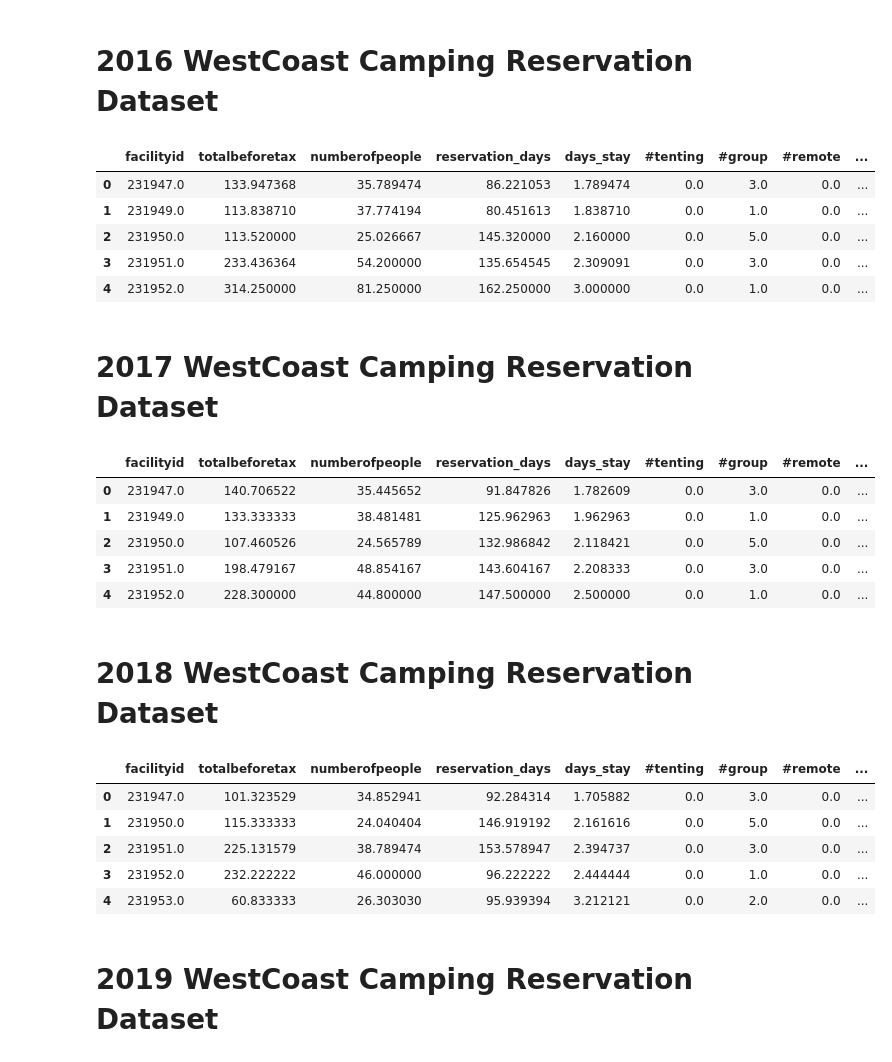
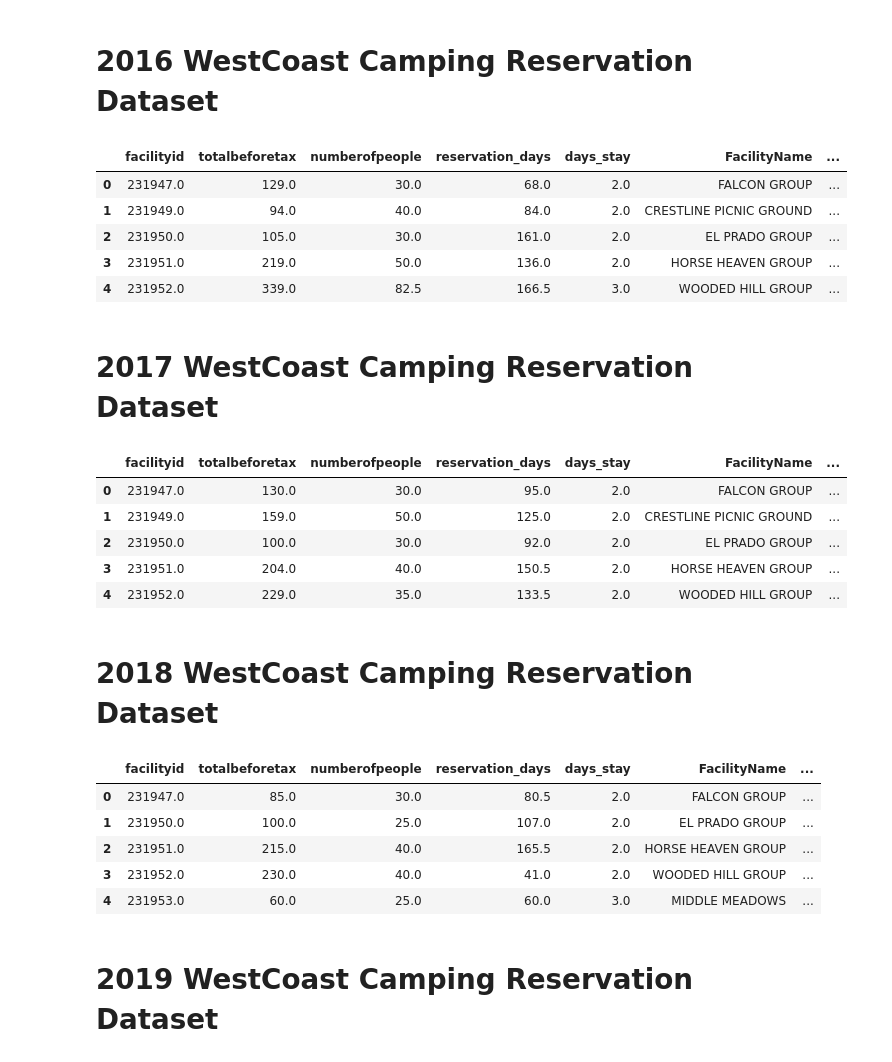
Before and after one commit to newbeadwork/Campground_Analysis_with_Machine_Learning, a Jupyter notebook: Camping_Site_Types_Grouping.ipynb, the cells around one changed output. Cells and saved outputs as stored; diff of their text form; code cells hidden in the pictures.

Commit message:
campsite type demand analysis

```diff
--- a/Camping_Site_Types_Grouping.ipynb
+++ b/Camping_Site_Types_Grouping.ipynb
@@ -24,3 +24,8 @@ data.head()
 | 9 | 119140 | 131 | 1108.0 | UNION CREEK CAMPGROUND - ROGUE RIVER | -122.450000 | 42.910278 | ... |
 | 10 | 119190 | 131 | 1108.0 | FISH LAKE CAMPGROUND - ROGUE RIVER | -122.318228 | 42.394214 | ... |
 | 11 | 119240 | 131 | 1108.0 | DOE POINT CAMPGROUND | -122.323022 | 42.392739 | ... |
+# %%
+# Campground Location
+
+Camp_Location = data[["facilityid", "FacilityName", "FacilityLongitude", "FacilityLatitude"]]
+Camp_Location.head()
@@ -255,21 +272,21 @@ westcoastreservations.head()
 # %%
 # 2016 WestCoast Camping Reservation Dataset
 
 data2016_clean = westcoastreservations.loc[(westcoastreservations["startdate"] >= "2016-05-01")
                                     & (westcoastreservations["enddate"] <= "2016-09-30")]
 
 data2016_demand = data2016_clean.groupby("facilityid")[["totalbeforetax","numberofpeople",
-                                                        "reservation_days","days_stay"]].mean().reset_index()
+                                                        "reservation_days","days_stay"]].median().reset_index()
 
-data2016_demand = data2016_demand.merge(Number_campsites_type, on="facilityid", how="inner")
+data2016_demand = data2016_demand.merge(Camp_Location, on="facilityid", how="inner")
 data2016_demand.head()
 # %% [output]
-|  | facilityid | totalbeforetax | numberofpeople | reservation_days | days_stay | #tenting | #group | #remote | ... |
-| 0 | 231947.0 | 133.947368 | 35.789474 | 86.221053 | 1.789474 | 0.0 | 3.0 | 0.0 | ... |
-| 1 | 231949.0 | 113.838710 | 37.774194 | 80.451613 | 1.838710 | 0.0 | 1.0 | 0.0 | ... |
-| 2 | 231950.0 | 113.520000 | 25.026667 | 145.320000 | 2.160000 | 0.0 | 5.0 | 0.0 | ... |
-| 3 | 231951.0 | 233.436364 | 54.200000 | 135.654545 | 2.309091 | 0.0 | 3.0 | 0.0 | ... |
-| 4 | 231952.0 | 314.250000 | 81.250000 | 162.250000 | 3.000000 | 0.0 | 1.0 | 0.0 | ... |
+|  | facilityid | totalbeforetax | numberofpeople | reservation_days | days_stay | FacilityName | ... |
+| 0 | 231947.0 | 129.0 | 30.0 | 68.0 | 2.0 | FALCON GROUP | ... |
+| 1 | 231949.0 | 94.0 | 40.0 | 84.0 | 2.0 | CRESTLINE PICNIC GROUND | ... |
+| 2 | 231950.0 | 105.0 | 30.0 | 161.0 | 2.0 | EL PRADO GROUP | ... |
+| 3 | 231951.0 | 219.0 | 50.0 | 136.0 | 2.0 | HORSE HEAVEN GROUP | ... |
+| 4 | 231952.0 | 339.0 | 82.5 | 166.5 | 3.0 | WOODED HILL GROUP | ... |
 # %% [markdown]
 # 2017 WestCoast Camping Reservation Dataset
 # %%
@@ -279,17 +296,17 @@ data2017_clean = westcoastreservations.loc[(westcoastreservations["startdate"] >
                                     & (westcoastreservations["enddate"] <= "2017-09-30")]
 
 data2017_demand = data2017_clean.groupby("facilityid")[["totalbeforetax","numberofpeople",
-                                                        "reservation_days","days_stay"]].mean().sort_values("facilityid").reset_index()
+                                                        "reservation_days","days_stay"]].median().sort_values("facilityid").reset_index()
 
-data2017_demand = data2017_demand.merge(Number_campsites_type, on="facilityid", how="inner")
+data2017_demand = data2017_demand.merge(Camp_Location, on="facilityid", how="inner")
 data2017_demand.head()
 # %% [output]
-|  | facilityid | totalbeforetax | numberofpeople | reservation_days | days_stay | #tenting | #group | #remote | ... |
-| 0 | 231947.0 | 140.706522 | 35.445652 | 91.847826 | 1.782609 | 0.0 | 3.0 | 0.0 | ... |
-| 1 | 231949.0 | 133.333333 | 38.481481 | 125.962963 | 1.962963 | 0.0 | 1.0 | 0.0 | ... |
-| 2 | 231950.0 | 107.460526 | 24.565789 | 132.986842 | 2.118421 | 0.0 | 5.0 | 0.0 | ... |
-| 3 | 231951.0 | 198.479167 | 48.854167 | 143.604167 | 2.208333 | 0.0 | 3.0 | 0.0 | ... |
-| 4 | 231952.0 | 228.300000 | 44.800000 | 147.500000 | 2.500000 | 0.0 | 1.0 | 0.0 | ... |
+|  | facilityid | totalbeforetax | numberofpeople | reservation_days | days_stay | FacilityName | ... |
+| 0 | 231947.0 | 130.0 | 30.0 | 95.0 | 2.0 | FALCON GROUP | ... |
+| 1 | 231949.0 | 159.0 | 50.0 | 125.0 | 2.0 | CRESTLINE PICNIC GROUND | ... |
+| 2 | 231950.0 | 100.0 | 30.0 | 92.0 | 2.0 | EL PRADO GROUP | ... |
+| 3 | 231951.0 | 204.0 | 40.0 | 150.5 | 2.0 | HORSE HEAVEN GROUP | ... |
+| 4 | 231952.0 | 229.0 | 35.0 | 133.5 | 2.0 | WOODED HILL GROUP | ... |
 # %% [markdown]
 # 2018 WestCoast Camping Reservation Dataset
 # %%
@@ -299,17 +316,17 @@ data2018_clean = westcoastreservations.loc[(westcoastreservations["startdate"] >
                                     & (westcoastreservations["enddate"] <= "2018-09-30")]
 
 data2018_demand = data2018_clean.groupby("facilityid")[["totalbeforetax","numberofpeople",
-                                                        "reservation_days","days_stay"]].mean().sort_values("facilityid").reset_index()
+                                                        "reservation_days","days_stay"]].median().sort_values("facilityid").reset_index()
 
-data2018_demand = data2018_demand.merge(Number_campsites_type, on="facilityid", how="inner")
+data2018_demand = data2018_demand.merge(Camp_Location, on="facilityid", how="inner")
 data2018_demand.head()
 # %% [output]
-|  | facilityid | totalbeforetax | numberofpeople | reservation_days | days_stay | #tenting | #group | #remote | ... |
-| 0 | 231947.0 | 101.323529 | 34.852941 | 92.284314 | 1.705882 | 0.0 | 3.0 | 0.0 | ... |
-| 1 | 231950.0 | 115.333333 | 24.040404 | 146.919192 | 2.161616 | 0.0 | 5.0 | 0.0 | ... |
-| 2 | 231951.0 | 225.131579 | 38.789474 | 153.578947 | 2.394737 | 0.0 | 3.0 | 0.0 | ... |
-| 3 | 231952.0 | 232.222222 | 46.000000 | 96.222222 | 2.444444 | 0.0 | 1.0 | 0.0 | ... |
-| 4 | 231953.0 | 60.833333 | 26.303030 | 95.939394 | 3.212121 | 0.0 | 2.0 | 0.0 | ... |
+|  | facilityid | totalbeforetax | numberofpeople | reservation_days | days_stay | FacilityName | ... |
+| 0 | 231947.0 | 85.0 | 30.0 | 80.5 | 2.0 | FALCON GROUP | ... |
+| 1 | 231950.0 | 100.0 | 25.0 | 107.0 | 2.0 | EL PRADO GROUP | ... |
+| 2 | 231951.0 | 215.0 | 40.0 | 165.5 | 2.0 | HORSE HEAVEN GROUP | ... |
+| 3 | 231952.0 | 230.0 | 40.0 | 41.0 | 2.0 | WOODED HILL GROUP | ... |
+| 4 | 231953.0 | 60.0 | 25.0 | 60.0 | 3.0 | MIDDLE MEADOWS | ... |
 # %% [markdown]
 # 2019 WestCoast Camping Reservation Dataset
 # %%
```
Also changed, not shown: parts of 23 cells of this notebook, 3 other files.
